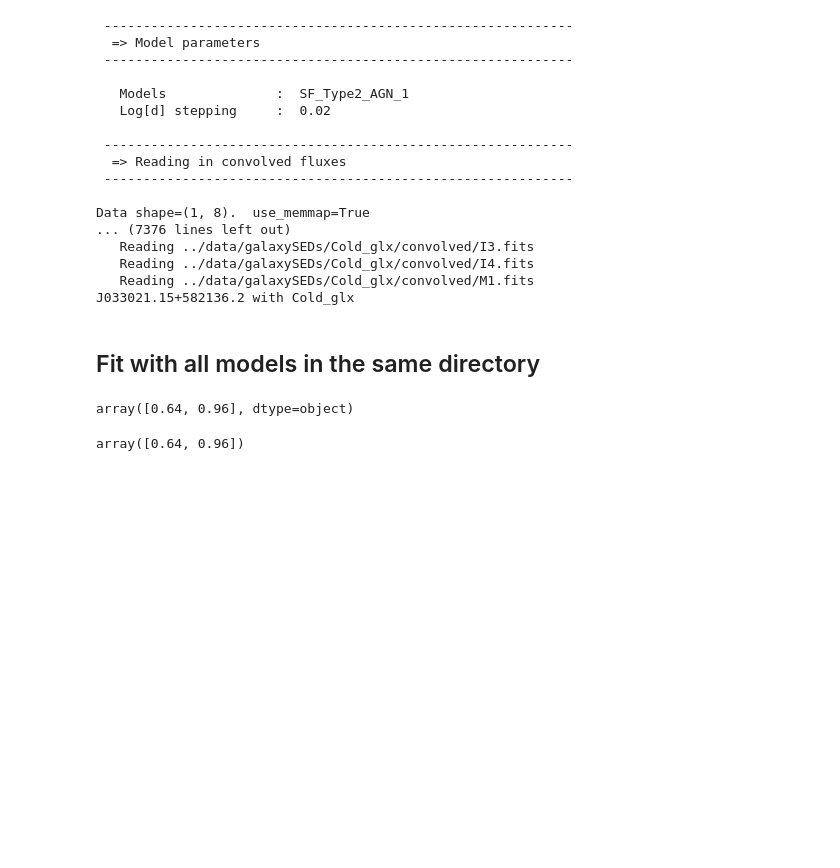
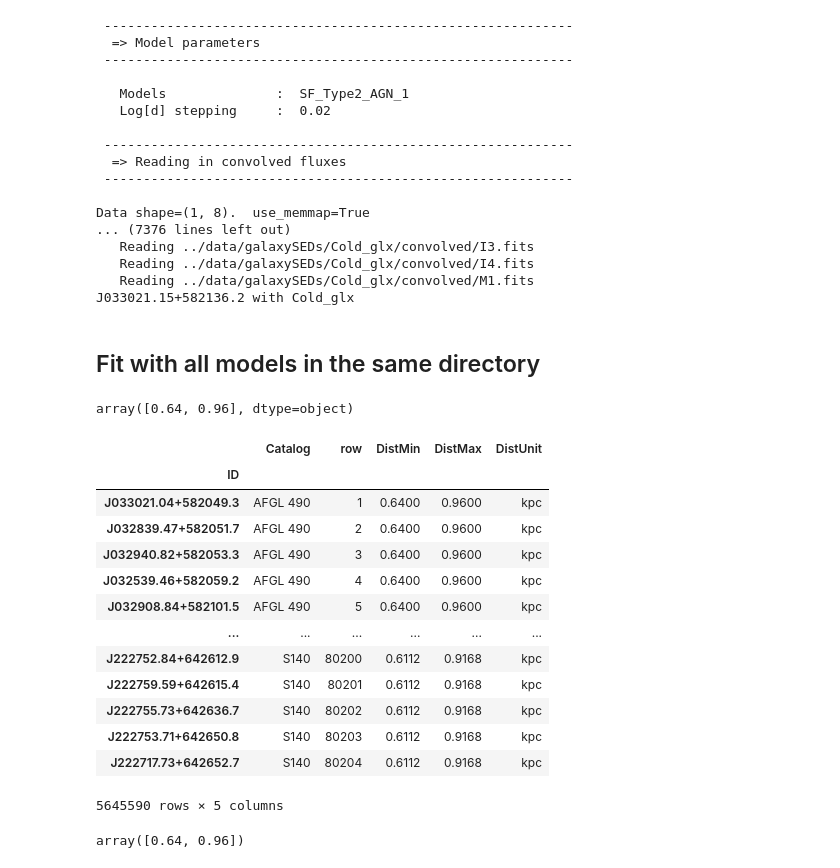
Before and after one commit to jridenba/REU-Notebooks, a Jupyter notebook: SESNA Galactic Fitting.ipynb, the cells around one changed output. Cells and saved outputs as stored; diff of their text form; code cells hidden in the pictures; blank space fills up the shorter version.

```diff
--- a/SESNA Galactic Fitting.ipynb
+++ b/SESNA Galactic Fitting.ipynb
@@ -97,5 +97,22 @@ sourcecatalog.loc[s.name][['DistMin','DistMax']].values
 # %% [output]
 array([0.64, 0.96], dtype=object)
+# %%
+sourcecatalog
+# %% [output]
+|  | Catalog | row | DistMin | DistMax | DistUnit |
+| ID |  |  |  |  |  |
+| J033021.04+582049.3 | AFGL 490 | 1 | 0.6400 | 0.9600 | kpc |
+| J032839.47+582051.7 | AFGL 490 | 2 | 0.6400 | 0.9600 | kpc |
+| J032940.82+582053.3 | AFGL 490 | 3 | 0.6400 | 0.9600 | kpc |
+| J032539.46+582059.2 | AFGL 490 | 4 | 0.6400 | 0.9600 | kpc |
+| J032908.84+582101.5 | AFGL 490 | 5 | 0.6400 | 0.9600 | kpc |
+| ... | ... | ... | ... | ... | ... |
+| J222752.84+642612.9 | S140 | 80200 | 0.6112 | 0.9168 | kpc |
+| J222759.59+642615.4 | S140 | 80201 | 0.6112 | 0.9168 | kpc |
+| J222755.73+642636.7 | S140 | 80202 | 0.6112 | 0.9168 | kpc |
+| J222753.71+642650.8 | S140 | 80203 | 0.6112 | 0.9168 | kpc |
+| J222717.73+642652.7 | S140 | 80204 | 0.6112 | 0.9168 | kpc |
+5645590 rows × 5 columns
 # %%
 dmin = sourcecatalog.query('ID == "J032940.82+582053.3"')[['DistMin','DistMax']].values[0]
 dmin
```
Also changed, not shown: parts of 7 cells of this notebook, 1 other file.
